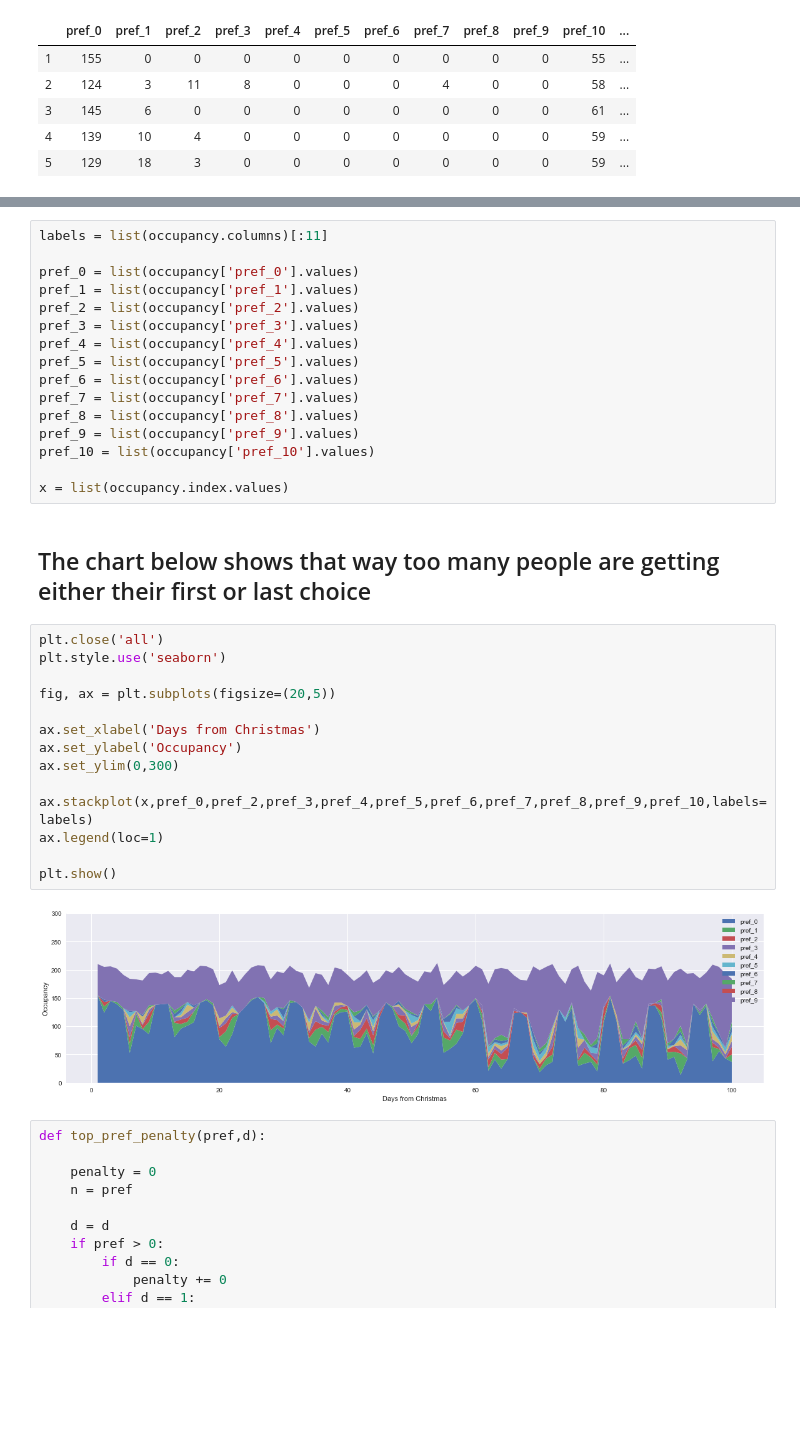
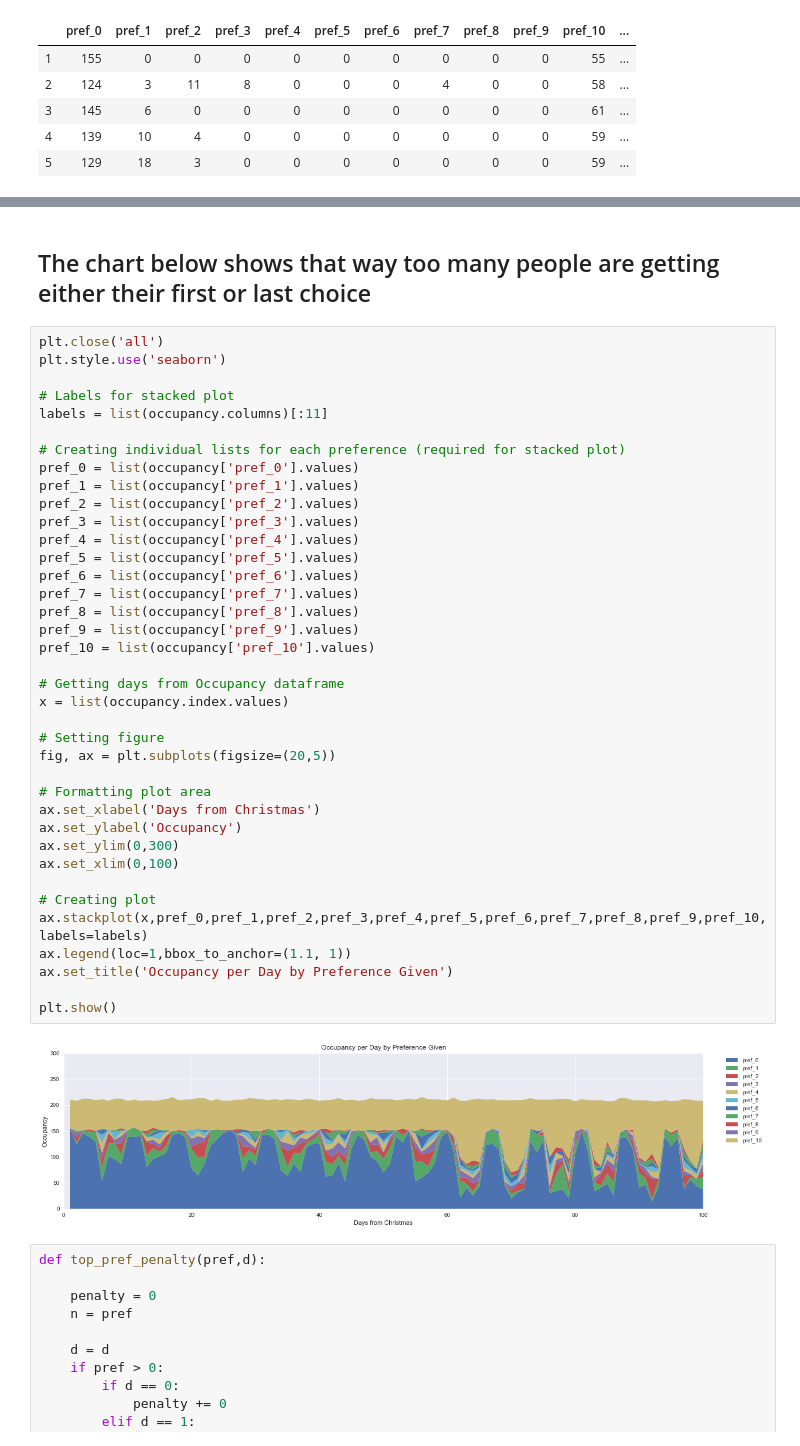
Before and after one commit to tdrumhel1/santa, a Jupyter notebook: santa-notebook-v1.ipynb, the cells around one changed output, grey strips where cells are left out. Drawn from its saved outputs; the diff is of its cells as text; blank space fills up the shorter version.

Commit message:
Updated cost function, created visuals for pref and accouting costs, added additional submissions

```diff
--- a/santa-notebook-v1.ipynb
+++ b/santa-notebook-v1.ipynb
@@ -362,37 +248,45 @@ pref_10
-# %%
-labels = list(occupancy.columns)[:11]
-
-pref_0 = list(occupancy['pref_0'].values)
-pref_1 = list(occupancy['pref_1'].values)
-pref_2 = list(occupancy['pref_2'].values)
-pref_3 = list(occupancy['pref_3'].values)
-pref_4 = list(occupancy['pref_4'].values)
-pref_5 = list(occupancy['pref_5'].values)
-pref_6 = list(occupancy['pref_6'].values)
-pref_7 = list(occupancy['pref_7'].values)
-pref_8 = list(occupancy['pref_8'].values)
-pref_9 = list(occupancy['pref_9'].values)
-pref_10 = list(occupancy['pref_10'].values)
-
-x = list(occupancy.index.values)
 # %% [markdown]
 ## The chart below shows that way too many people are getting either their first or last choice
 # %%
 plt.close('all')
 plt.style.use('seaborn')
 
+# Labels for stacked plot
+labels = list(occupancy.columns)[:11]
+
+# Creating individual lists for each preference (required for stacked plot)
+pref_0 = list(occupancy['pref_0'].values)
+pref_1 = list(occupancy['pref_1'].values)
+pref_2 = list(occupancy['pref_2'].values)
+pref_3 = list(occupancy['pref_3'].values)
+pref_4 = list(occupancy['pref_4'].values)
+pref_5 = list(occupancy['pref_5'].values)
+pref_6 = list(occupancy['pref_6'].values)
+pref_7 = list(occupancy['pref_7'].values)
+pref_8 = list(occupancy['pref_8'].values)
+pref_9 = list(occupancy['pref_9'].values)
+pref_10 = list(occupancy['pref_10'].values)
+
+# Getting days from Occupancy dataframe
+x = list(occupancy.index.values)
+
+# Setting figure
 fig, ax = plt.subplots(figsize=(20,5))
 
+# Formatting plot area
 ax.set_xlabel('Days from Christmas')
 ax.set_ylabel('Occupancy')
 ax.set_ylim(0,300)
+ax.set_xlim(0,100)
 
-ax.stackplot(x,pref_0,pref_2,pref_3,pref_4,pref_5,pref_6,pref_7,pref_8,pref_9,pref_10,labels=labels)
-ax.legend(loc=1)
+# Creating plot
+ax.stackplot(x,pref_0,pref_1,pref_2,pref_3,pref_4,pref_5,pref_6,pref_7,pref_8,pref_9,pref_10,labels=labels)
+ax.legend(loc=1,bbox_to_anchor=(1.1, 1))
+ax.set_title('Occupancy per Day by Preference Given')
 
 plt.show()
 # %% [output]
-[figure, old version]
+[figure, new version]
 # %%
 def top_pref_penalty(pref,d):
 
```
Also changed, not shown: parts of 34 cells of this notebook, 3 other files.
